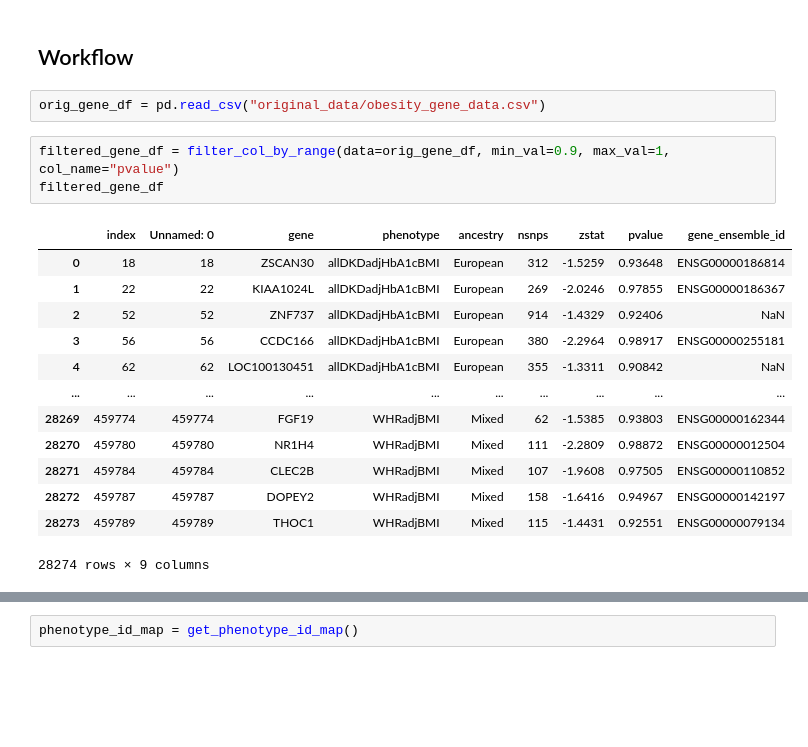
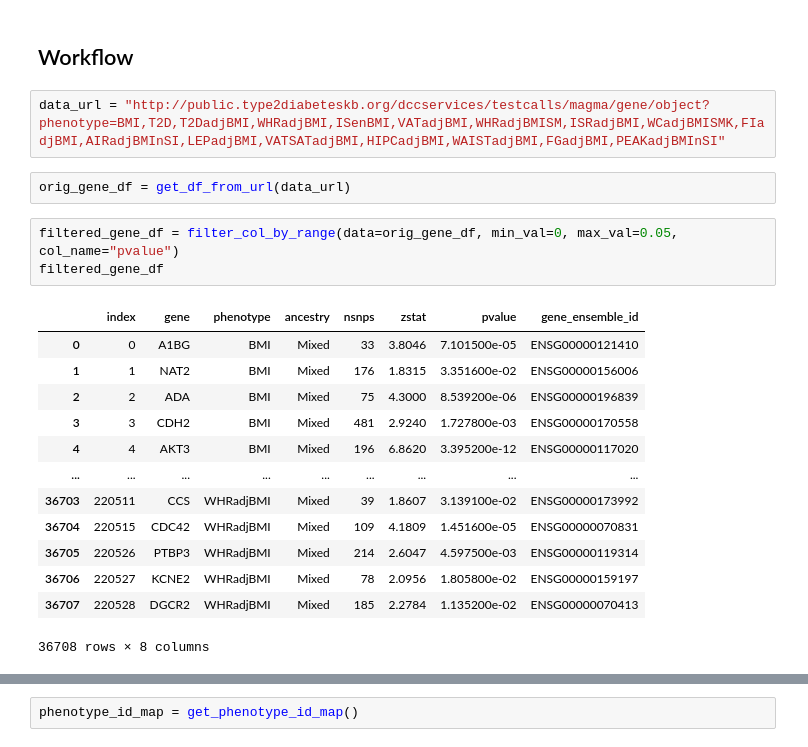
Before and after one commit to rahulsharma35/obesity_gene_analysis, a Jupyter notebook: obesity_gene_analysis.ipynb, the cells around one changed output, grey strips where cells are left out. Drawn from its saved outputs; the diff is of its cells as text; blank space fills up the shorter version.

```diff
--- a/obesity_gene_analysis.ipynb
+++ b/obesity_gene_analysis.ipynb
@@ -268,24 +297,26 @@ def graph_phenotype_count_bar(ordered_gene_df, stop_index=None):
     plt.show()
 # %% [markdown]
 ## Workflow
-# %%
-orig_gene_df = pd.read_csv("original_data/obesity_gene_data.csv")
+# %%
+data_url = "http://public.type2diabeteskb.org/dccservices/testcalls/magma/gene/object?phenotype=BMI,T2D,T2DadjBMI,WHRadjBMI,ISenBMI,VATadjBMI,WHRadjBMISM,ISRadjBMI,WCadjBMISMK,FIadjBMI,AIRadjBMInSI,LEPadjBMI,VATSATadjBMI,HIPCadjBMI,WAISTadjBMI,FGadjBMI,PEAKadjBMInSI"
+# %%
+orig_gene_df = get_df_from_url(data_url)
 # %%
-filtered_gene_df = filter_col_by_range(data=orig_gene_df, min_val=0.9, max_val=1, col_name="pvalue")
+filtered_gene_df = filter_col_by_range(data=orig_gene_df, min_val=0, max_val=0.05, col_name="pvalue")
 filtered_gene_df
 # %% [output]
-|  | index | Unnamed: 0 | gene | phenotype | ancestry | nsnps | zstat | pvalue | gene_ensemble_id |
-| 0 | 18 | 18 | ZSCAN30 | allDKDadjHbA1cBMI | European | 312 | -1.5259 | 0.93648 | ENSG00000186814 |
-| 1 | 22 | 22 | KIAA1024L | allDKDadjHbA1cBMI | European | 269 | -2.0246 | 0.97855 | ENSG00000186367 |
-| 2 | 52 | 52 | ZNF737 | allDKDadjHbA1cBMI | European | 914 | -1.4329 | 0.92406 | NaN |
-| 3 | 56 | 56 | CCDC166 | allDKDadjHbA1cBMI | European | 380 | -2.2964 | 0.98917 | ENSG00000255181 |
-| 4 | 62 | 62 | LOC100130451 | allDKDadjHbA1cBMI | European | 355 | -1.3311 | 0.90842 | NaN |
-| ... | ... | ... | ... | ... | ... | ... | ... | ... | ... |
-| 28269 | 459774 | 459774 | FGF19 | WHRadjBMI | Mixed | 62 | -1.5385 | 0.93803 | ENSG00000162344 |
-| 28270 | 459780 | 459780 | NR1H4 | WHRadjBMI | Mixed | 111 | -2.2809 | 0.98872 | ENSG00000012504 |
-| 28271 | 459784 | 459784 | CLEC2B | WHRadjBMI | Mixed | 107 | -1.9608 | 0.97505 | ENSG00000110852 |
-| 28272 | 459787 | 459787 | DOPEY2 | WHRadjBMI | Mixed | 158 | -1.6416 | 0.94967 | ENSG00000142197 |
-| 28273 | 459789 | 459789 | THOC1 | WHRadjBMI | Mixed | 115 | -1.4431 | 0.92551 | ENSG00000079134 |
+|  | index | gene | phenotype | ancestry | nsnps | zstat | pvalue | gene_ensemble_id |
+| 0 | 0 | A1BG | BMI | Mixed | 33 | 3.8046 | 7.101500e-05 | ENSG00000121410 |
+| 1 | 1 | NAT2 | BMI | Mixed | 176 | 1.8315 | 3.351600e-02 | ENSG00000156006 |
+| 2 | 2 | ADA | BMI | Mixed | 75 | 4.3000 | 8.539200e-06 | ENSG00000196839 |
+| 3 | 3 | CDH2 | BMI | Mixed | 481 | 2.9240 | 1.727800e-03 | ENSG00000170558 |
+| 4 | 4 | AKT3 | BMI | Mixed | 196 | 6.8620 | 3.395200e-12 | ENSG00000117020 |
+| ... | ... | ... | ... | ... | ... | ... | ... | ... |
+| 36703 | 220511 | CCS | WHRadjBMI | Mixed | 39 | 1.8607 | 3.139100e-02 | ENSG00000173992 |
+| 36704 | 220515 | CDC42 | WHRadjBMI | Mixed | 109 | 4.1809 | 1.451600e-05 | ENSG00000070831 |
+| 36705 | 220526 | PTBP3 | WHRadjBMI | Mixed | 214 | 2.6047 | 4.597500e-03 | ENSG00000119314 |
+| 36706 | 220527 | KCNE2 | WHRadjBMI | Mixed | 78 | 2.0956 | 1.805800e-02 | ENSG00000159197 |
+| 36707 | 220528 | DGCR2 | WHRadjBMI | Mixed | 185 | 2.2784 | 1.135200e-02 | ENSG00000070413 |
-28274 rows × 9 columns
+36708 rows × 8 columns
 # %%
 gene_dict = generate_gene_dict(filtered_gene_df)
```
Also changed, not shown: parts of 17 cells of this notebook, 19 other files.
